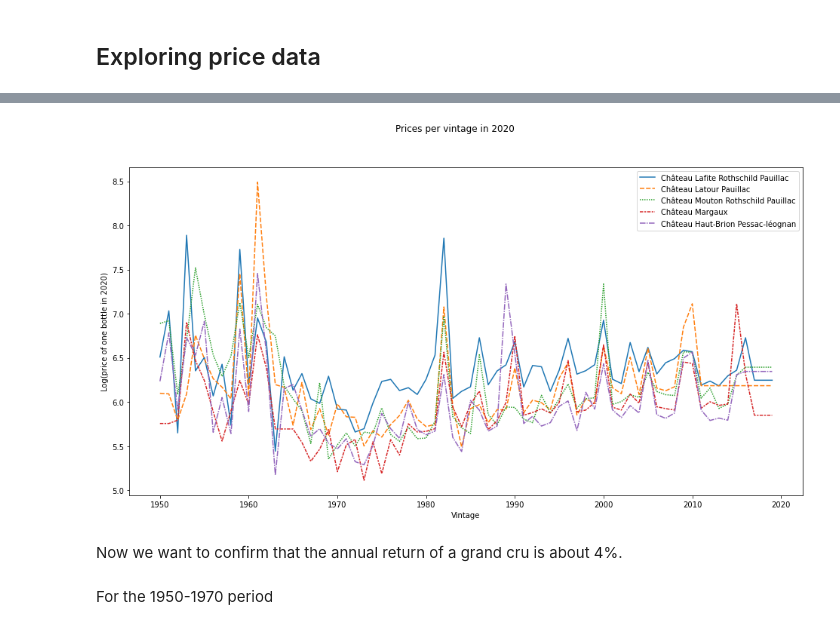
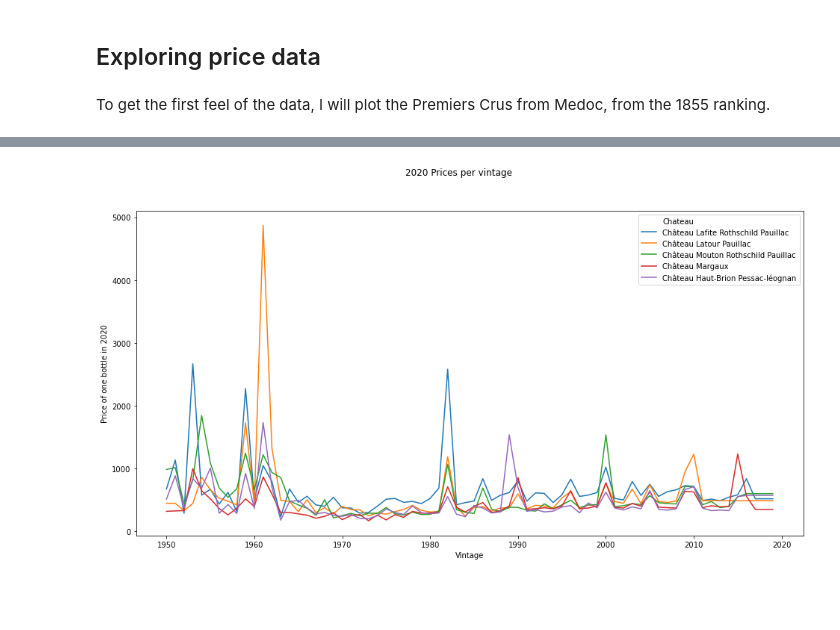
Before and after one commit to RoucherA/GrandCruClassifier, a Jupyter notebook: data_exploration.ipynb, the cells around one changed output, grey strips where cells are left out. Drawn from its saved outputs; the diff is of its cells as text; code cells hidden in the pictures; blank space fills up the shorter version.

Commit message:
Begin adding ratings and detrending prices

```diff
--- a/data_exploration.ipynb
+++ b/data_exploration.ipynb
@@ -13,17 +13,22 @@ frost_days = pd.read_excel('data/weather_merignac.xlsx', sheet_name='frost_days_
 # Exploring data
 # %% [markdown]
 ## Exploring price data
+# %% [markdown]
+To get the first feel of the data, I will plot the Premiers Crus from Medoc, from the 1855 ranking.
 # %%
-premiers_1855 = prices[prices['Category']=='Premier cru 1855'].drop('Category', axis=1).transpose().fillna(method='ffill')
-display(premiers_1855.iloc[:5,:5])
-log_premiers_1855 = np.log(premiers_1855)
-log_premiers_1855.index = log_premiers_1855.index.astype(int)
+premiers = prices[(prices['Category'].isin(['Premier cru 1855']))].drop('Category', axis=1).transpose().fillna(method='ffill')
+premiers = premiers.replace(-100, np.NaN)
+premiers = premiers.reset_index()
+premiers = premiers.melt(id_vars='index').rename(columns={'index':'Vintage', 'variable':'Chateau', 'value':'Price'})[['Chateau','Vintage','Price']]
+
+premiers['Vintage'] = premiers['Vintage'].astype(int)
+
+display(premiers.head())
 
 plt.figure(figsize=(16,8))
-plot = sns.lineplot(data=log_premiers_1855)
-plt.ylabel('Log(price of one bottle in 2020)')
+plot = sns.lineplot(data=premiers, x='Vintage', y='Price', hue='Chateau')
+plt.ylabel('Price of one bottle in 2020')
 plt.xlabel('Vintage')
-plt.suptitle('Prices per vintage in 2020')
-plt.savefig('data/prices_per_vintage.png')
-#plot.set(ylim=(0,2000))
+plt.suptitle('2020 Prices per vintage')
+plt.show()
 # %% [output]
@@ -36,5 +41 @@ plt.savefig('data/prices_per_vintage.png')
-[figure, old version]
+[figure, new version]
-# %% [markdown]
-Now we want to confirm that the annual return of a grand cru is about 4%.
-# %% [markdown]
-For the 1950-1970 period
```
Also changed, not shown: parts of 25 cells of this notebook, 1 other file.
